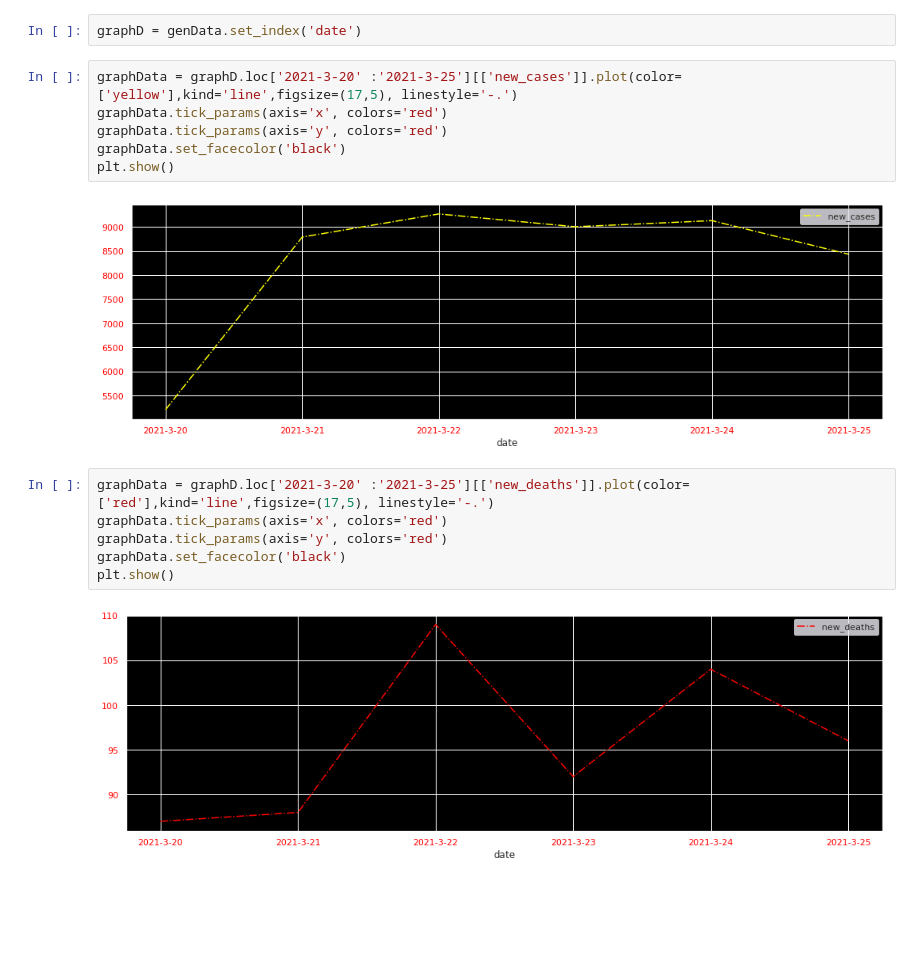
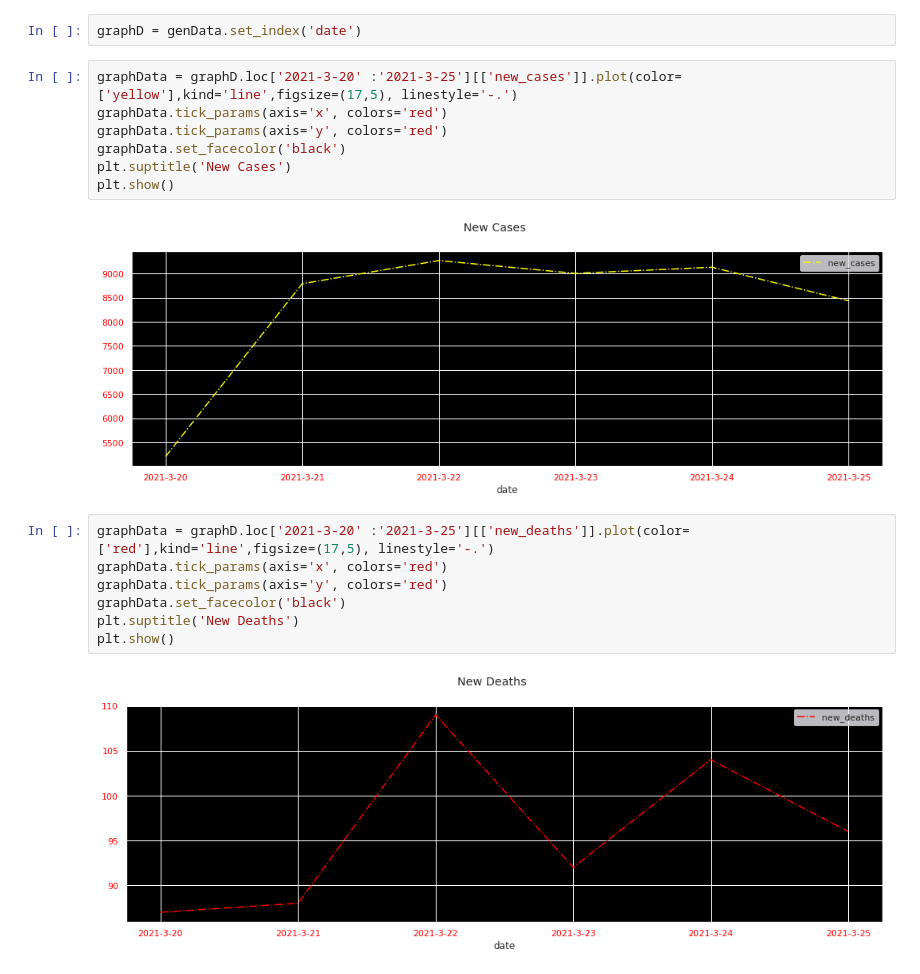
Before and after one commit to iiabdulrazak/silver-scraper, a Jupyter notebook: notebooks/visData.ipynb, the cells around one changed output. Cells and saved outputs as stored; diff of their text form; blank space fills up the shorter version.

```diff
--- a/notebooks/visData.ipynb
+++ b/notebooks/visData.ipynb
@@ -70,19 +70,21 @@ graphD = genData.set_index('date')
 # %%
 graphData = graphD.loc['2021-3-20' :'2021-3-25'][['new_cases']].plot(color=['yellow'],kind='line',figsize=(17,5), linestyle='-.')
 graphData.tick_params(axis='x', colors='red')
 graphData.tick_params(axis='y', colors='red')
 graphData.set_facecolor('black')
+plt.suptitle('New Cases')
 plt.show()
 # %% [output]
-[figure, old version]
+[figure, new version]
 # %%
 graphData = graphD.loc['2021-3-20' :'2021-3-25'][['new_deaths']].plot(color=['red'],kind='line',figsize=(17,5), linestyle='-.')
 graphData.tick_params(axis='x', colors='red')
 graphData.tick_params(axis='y', colors='red')
 graphData.set_facecolor('black')
+plt.suptitle('New Deaths')
 plt.show()
 # %% [output]
-[figure, old version]
+[figure, new version]
 # %%
 graphData = graphD.loc['2021-3-20' :'2021-3-25'][['total_cases','total_deaths','total_recovery']].plot(color=['yellow','red','green'],kind='bar',figsize=(12,5), linestyle='-.')
 graphData.tick_params(axis='x', colors='red')
```
Also changed, not shown: parts of 2 cells of this notebook.
